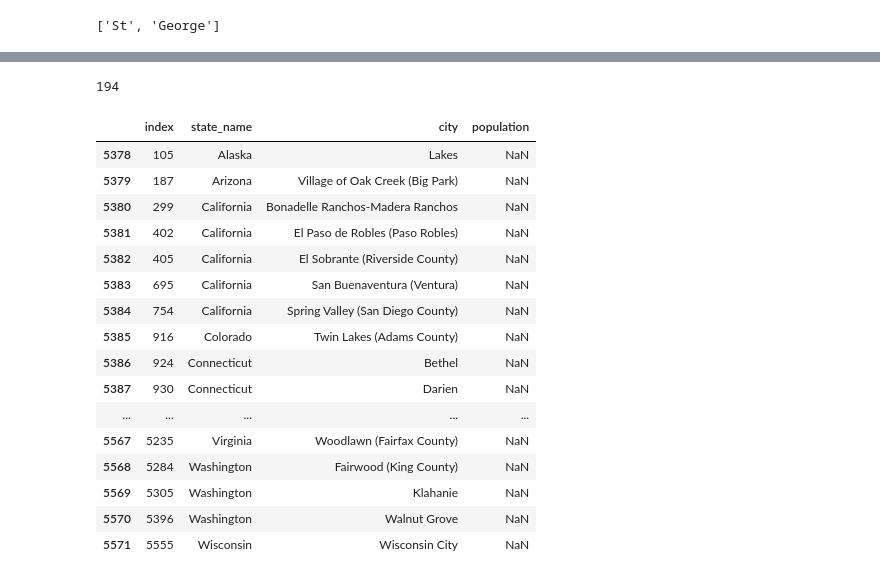
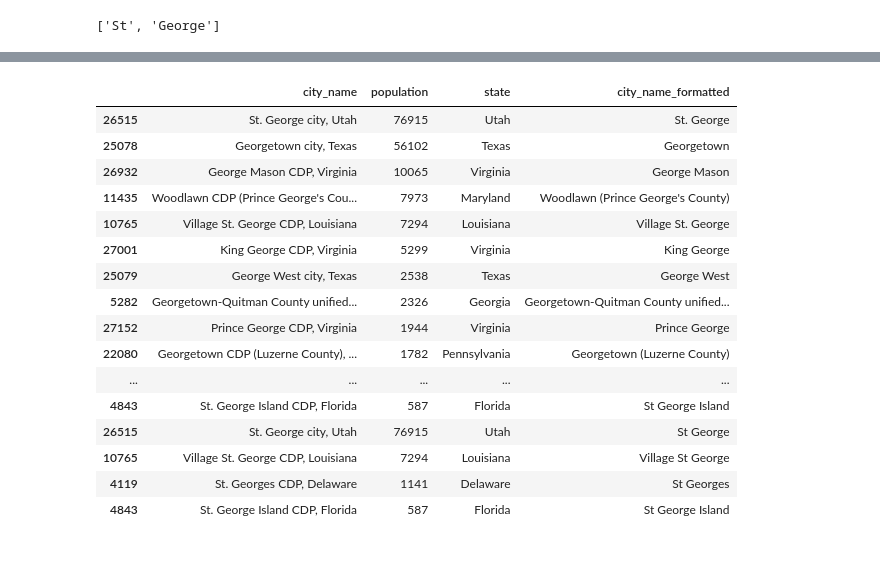
Before and after one commit to danieljsmarda/BodyTweets, a Jupyter notebook: tweets_code/working_notebook.ipynb, the cells around one changed output, grey strips where cells are left out. Saved outputs shown, nothing was run; the diff lists cells and outputs as text; code cells hidden in the pictures.

```diff
--- a/tweets_code/working_notebook.ipynb
+++ b/tweets_code/working_notebook.ipynb
@@ -92,16 +124,15 @@ len(us_cities_df['state'].unique())
 # %% [output]
 52
 # %%
-
+# Load data and apply operations
 us_cities_df = pd.read_csv('../public_data/usacscities.csv', skiprows=1,
                           usecols=['Geographic Area Name', 'Estimate!!Total'])\
                            .set_axis(['city_name', 'population'], axis=1)
 us_cities_df['state'] = us_cities_df['city_name'].apply(extract_state)
 us_cities_df['city_name_formatted'] = us_cities_df.apply(tokenize_cityname, axis=1)
-us_cities_df = us_cities_df.sort_values('population', ascending=False)#.duplicated(subset=['city_name_formatted'], keep='first')
-us_cities_df = us_cities_df.drop_duplicates(subset=['city_name_formatted'], keep='first')
+us_cities_df = us_cities_df.sort_values('population', ascending=False)\
+                           .drop_duplicates(subset=['city_name_formatted'], keep='first')
 us_cities_df.head()
-us_cities_df[us_cities_df['city_name_formatted'].str.contains('eorge')]
 # %% [output]
 |  | city_name | population | state | city_name_formatted |
 | 17551 | New York city, New York | 8426743 | New York | New York City |
@@ -115,6 +146,3 @@ us_cities_df[us_cities_df['city_name_formatted'].str.contains('eorge')]
 re.split('\W+', 'St. George')
 # %% [output]
 ['St', 'George']
-# %%
-us_cities_df.head()
-us_cities_df = us_cities_df.sort_values('population').duplicated(subset=['city_name_formatted'], keep='first')
@@ -196,24 +149,24 @@ city_state_pops.head()
-# %%
-len(city_state_pops[city_state_pops['population'].isna()].head(300))
-# %% [output]
-194
-# %%
-city_state_pops[city_state_pops['population'].isna()].head(300)
-# %% [output]
-|  | index | state_name | city | population |
-| 5378 | 105 | Alaska | Lakes | NaN |
-| 5379 | 187 | Arizona | Village of Oak Creek (Big Park) | NaN |
-| 5380 | 299 | California | Bonadelle Ranchos-Madera Ranchos | NaN |
-| 5381 | 402 | California | El Paso de Robles (Paso Robles) | NaN |
-| 5382 | 405 | California | El Sobrante (Riverside County) | NaN |
-| 5383 | 695 | California | San Buenaventura (Ventura) | NaN |
-| 5384 | 754 | California | Spring Valley (San Diego County) | NaN |
-| 5385 | 916 | Colorado | Twin Lakes (Adams County) | NaN |
-| 5386 | 924 | Connecticut | Bethel | NaN |
-| 5387 | 930 | Connecticut | Darien | NaN |
-| ... | ... | ... | ... | ... |
-| 5567 | 5235 | Virginia | Woodlawn (Fairfax County) | NaN |
-| 5568 | 5284 | Washington | Fairwood (King County) | NaN |
-| 5569 | 5305 | Washington | Klahanie | NaN |
-| 5570 | 5396 | Washington | Walnut Grove | NaN |
-| 5571 | 5555 | Wisconsin | Wisconsin City | NaN |
+# %%
+to_append = us_cities_df[us_cities_df['city_name_formatted'].str.contains('St.')].copy()
+to_append['city_name_formatted'] = to_append['city_name_formatted'].apply(lambda s: s.replace('St.', 'St'))
+us_cities_df = us_cities_df.append(to_append)
+# %%
+us_cities_df[us_cities_df['city_name_formatted'].str.contains('George')]
+# %% [output]
+|  | city_name | population | state | city_name_formatted |
+| 26515 | St. George city, Utah | 76915 | Utah | St. George |
+| 25078 | Georgetown city, Texas | 56102 | Texas | Georgetown |
+| 26932 | George Mason CDP, Virginia | 10065 | Virginia | George Mason |
+| 11435 | Woodlawn CDP (Prince George's Cou... | 7973 | Maryland | Woodlawn (Prince George's County) |
+| 10765 | Village St. George CDP, Louisiana | 7294 | Louisiana | Village St. George |
+| 27001 | King George CDP, Virginia | 5299 | Virginia | King George |
+| 25079 | George West city, Texas | 2538 | Texas | George West |
+| 5282 | Georgetown-Quitman County unified... | 2326 | Georgia | Georgetown-Quitman County unified... |
+| 27152 | Prince George CDP, Virginia | 1944 | Virginia | Prince George |
+| 22080 | Georgetown CDP (Luzerne County), ... | 1782 | Pennsylvania | Georgetown (Luzerne County) |
+| ... | ... | ... | ... | ... |
+| 4843 | St. George Island CDP, Florida | 587 | Florida | St George Island |
+| 26515 | St. George city, Utah | 76915 | Utah | St George |
+| 10765 | Village St. George CDP, Louisiana | 7294 | Louisiana | Village St George |
+| 4119 | St. Georges CDP, Delaware | 1141 | Delaware | St Georges |
+| 4843 | St. George Island CDP, Florida | 587 | Florida | St George Island |
```
Also changed, not shown: parts of 26 cells of this notebook.
